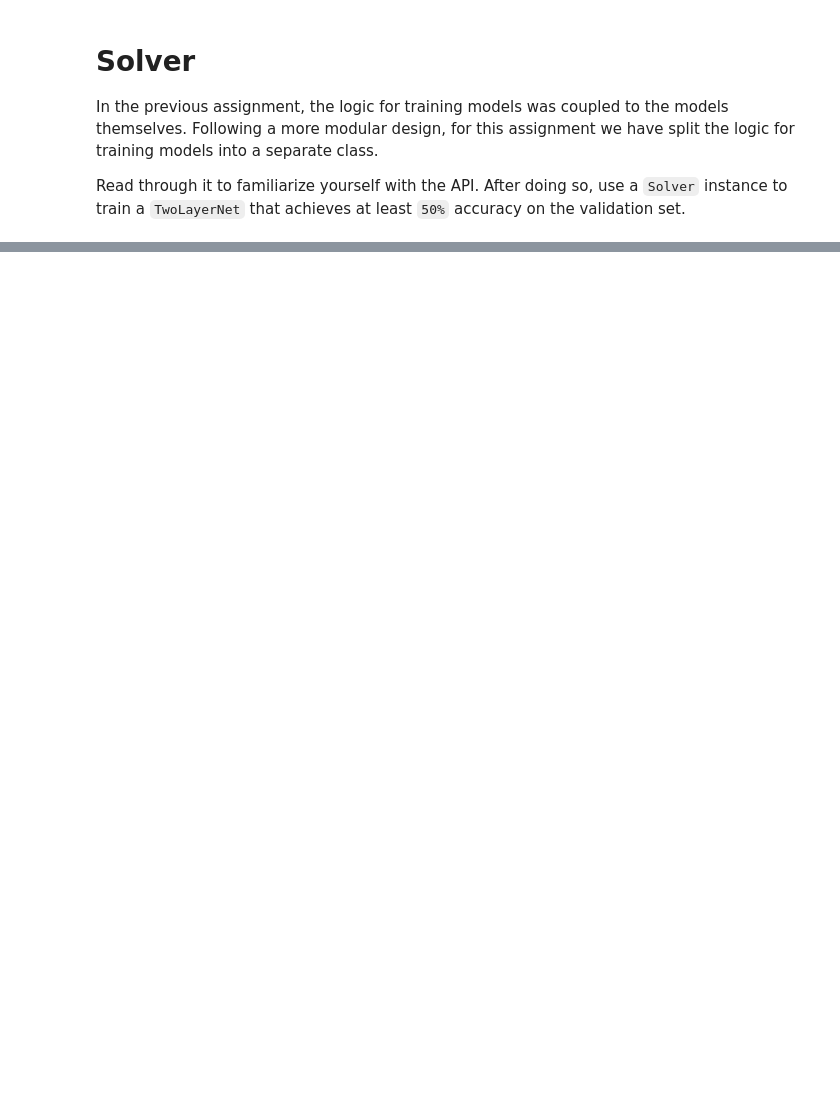
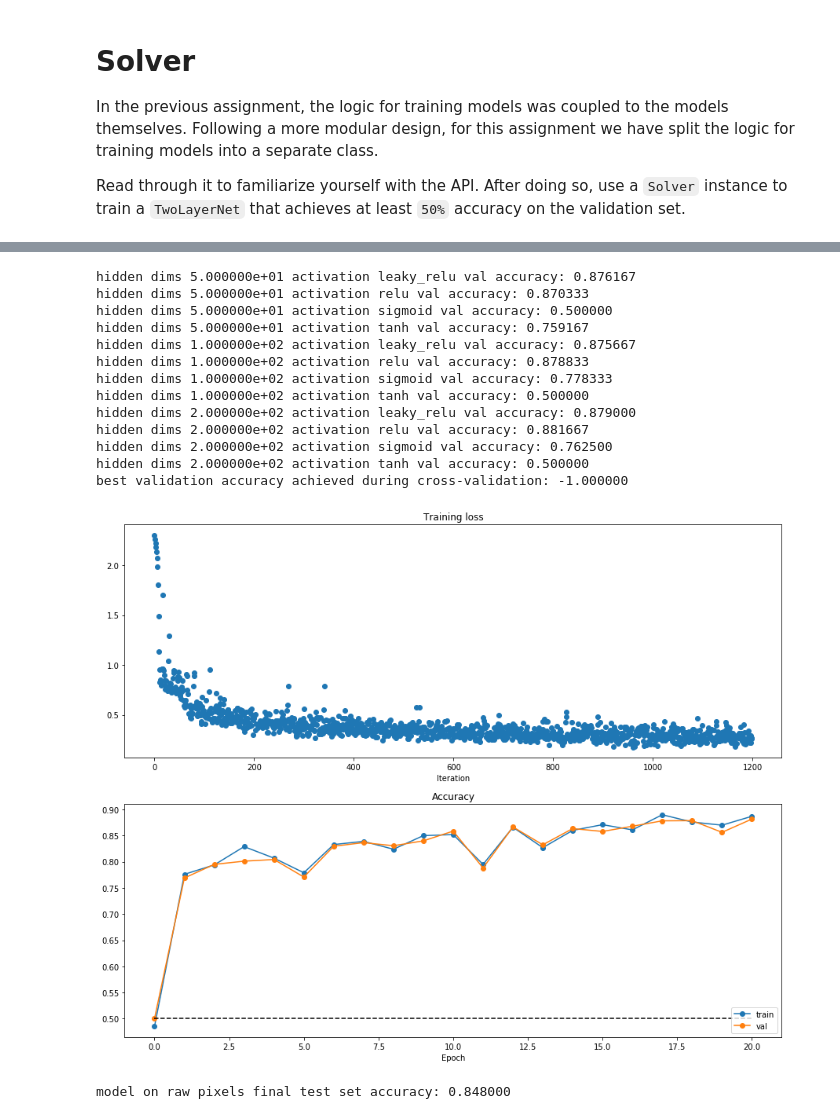
Before and after one commit to rr999888tw/secsemesInJunior, a Jupyter notebook: datascience/HW2/backpropagation.ipynb, the cells around one changed output, grey strips where cells are left out. Cells and saved outputs as stored; diff of their text form; code cells hidden in the pictures; blank space fills up the shorter version.

```diff
--- a/datascience/HW2/backpropagation.ipynb
+++ b/datascience/HW2/backpropagation.ipynb
@@ -261,9 +261,6 @@ def affine_backward(dout, da, cache):
     ###########################################################################
 #     raise NotImplementedError()
 
-    dx = x
-#     dw = w
-#     db = b
     N = x.shape[0]
     D = w.shape[0]
     M = w.shape[1]
@@ -273,10 +270,11 @@ def affine_backward(dout, da, cache):
         tmp = dout[i] * da(z[i,:])
         dw_N[i] = np.matmul(x_reshape[i].reshape((D, 1)), tmp.reshape((1, M)))
 
+#     dw = np.dot(x_reshape.T, (dout * da(z)))
     dw = np.sum(dw_N, axis = 0)
     db = dout.sum(axis = 0)
-    print("db.shape = {}".format(db.shape))
-    print("dout = {}".format(dout))
+    dx = np.dot((dout * da(z)), w.T)
+    dx = dx.reshape(x.shape)
     ###########################################################################
     #                             END OF YOUR CODE                            #
     ###########################################################################
@@ -931,7 +985,36 @@ data = {
 # Use the validation set to set the hidden_dimension and activation.           #
 # save the best trained solver in best_solver.                                 #
 ################################################################################
-raise NotImplementedError()
+# raise NotImplementedError()
+
+best_acc = None
+
+for hd in hidden_dims:
+    for ac in activations:
+
+        model = TwoLayerNet(hidden_dim = hd, act=(acts[ac], dacts[ac]))
+        solver = Solver(model, data,
+                        update_rule = 'sgd',
+                        optim_config = {
+                            'learning_rate': 1e-1,
+                        },
+                        lr_decay = 0.95,
+                        num_epochs = 20,
+                        batch_size = 100,
+                        print_every = 100)
+
+        solver.train()
+        acc = solver.check_accuracy(data["X_val"], data["y_val"])
+        results[(hd,ac)] = acc
+
+        if(best_acc is None):
+            best_acc = acc
+            best_solver = solver
+        elif(best_acc < acc):
+            best_acc = acc
+            best_solver = solver
+
 ################################################################################
 #                              END OF YOUR CODE                                #
+
 ################################################################################
@@ -938,27 +1090,43 @@ raise NotImplementedError()
 # %%
 # Print out results.
 for dim, act in sorted(results):
     val_accuracy = results[(dim, act)]
     print('hidden dims %e activation %s val accuracy: %f' % (
                 dim, act, val_accuracy))
 
 print('best validation accuracy achieved during cross-validation: %f' % best_val)
 
 plt.subplot(2, 1, 1)
 plt.title('Training loss')
 plt.plot(best_solver.loss_history, 'o')
 plt.xlabel('Iteration')
 
 plt.subplot(2, 1, 2)
 plt.title('Accuracy')
 plt.plot(best_solver.train_acc_history, '-o', label='train')
 plt.plot(best_solver.val_acc_history, '-o', label='val')
 plt.plot([0.5] * len(best_solver.val_acc_history), 'k--')
 plt.xlabel('Epoch')
 plt.legend(loc='lower right')
 plt.gcf().set_size_inches(15, 12)
 plt.show()
 
 # evaluate the best softmax on test set
-test_accuracy = solver.check_accuracy(X_test, y_test)
+test_accuracy = best_solver.check_accuracy(X_test, y_test)
 print('model on raw pixels final test set accuracy: %f' % (test_accuracy, ))
+# %% [output]
+hidden dims 5.000000e+01 activation leaky_relu val accuracy: 0.876167
+hidden dims 5.000000e+01 activation relu val accuracy: 0.870333
+hidden dims 5.000000e+01 activation sigmoid val accuracy: 0.500000
+hidden dims 5.000000e+01 activation tanh val accuracy: 0.759167
+hidden dims 1.000000e+02 activation leaky_relu val accuracy: 0.875667
+hidden dims 1.000000e+02 activation relu val accuracy: 0.878833
+hidden dims 1.000000e+02 activation sigmoid val accuracy: 0.778333
+hidden dims 1.000000e+02 activation tanh val accuracy: 0.500000
+hidden dims 2.000000e+02 activation leaky_relu val accuracy: 0.879000
+hidden dims 2.000000e+02 activation relu val accuracy: 0.881667
+hidden dims 2.000000e+02 activation sigmoid val accuracy: 0.762500
+hidden dims 2.000000e+02 activation tanh val accuracy: 0.500000
+best validation accuracy achieved during cross-validation: -1.000000
+[figure, added]
+model on raw pixels final test set accuracy: 0.848000
```
Also changed, not shown: parts of 4 cells of this notebook, 22 other files.
